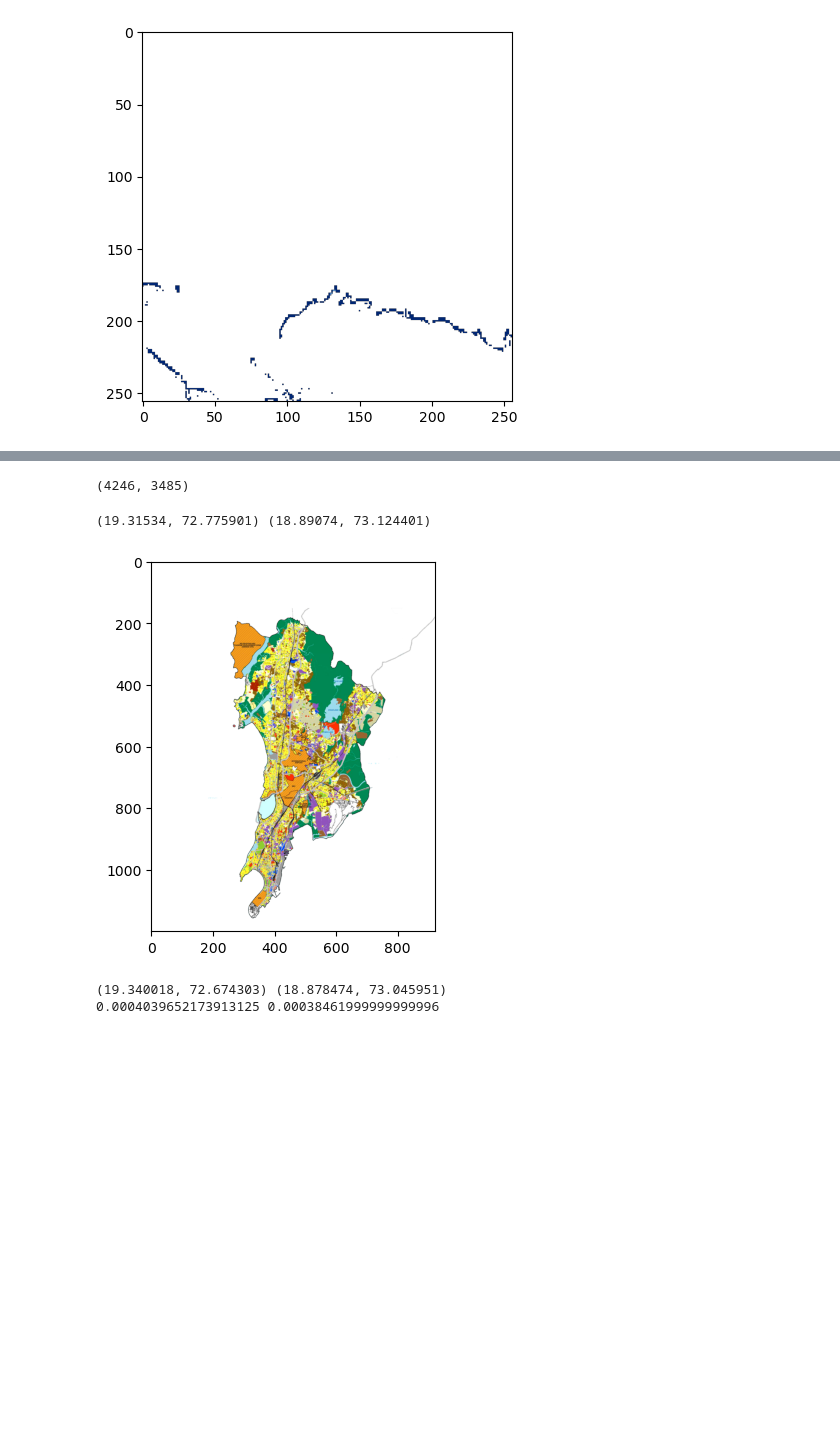
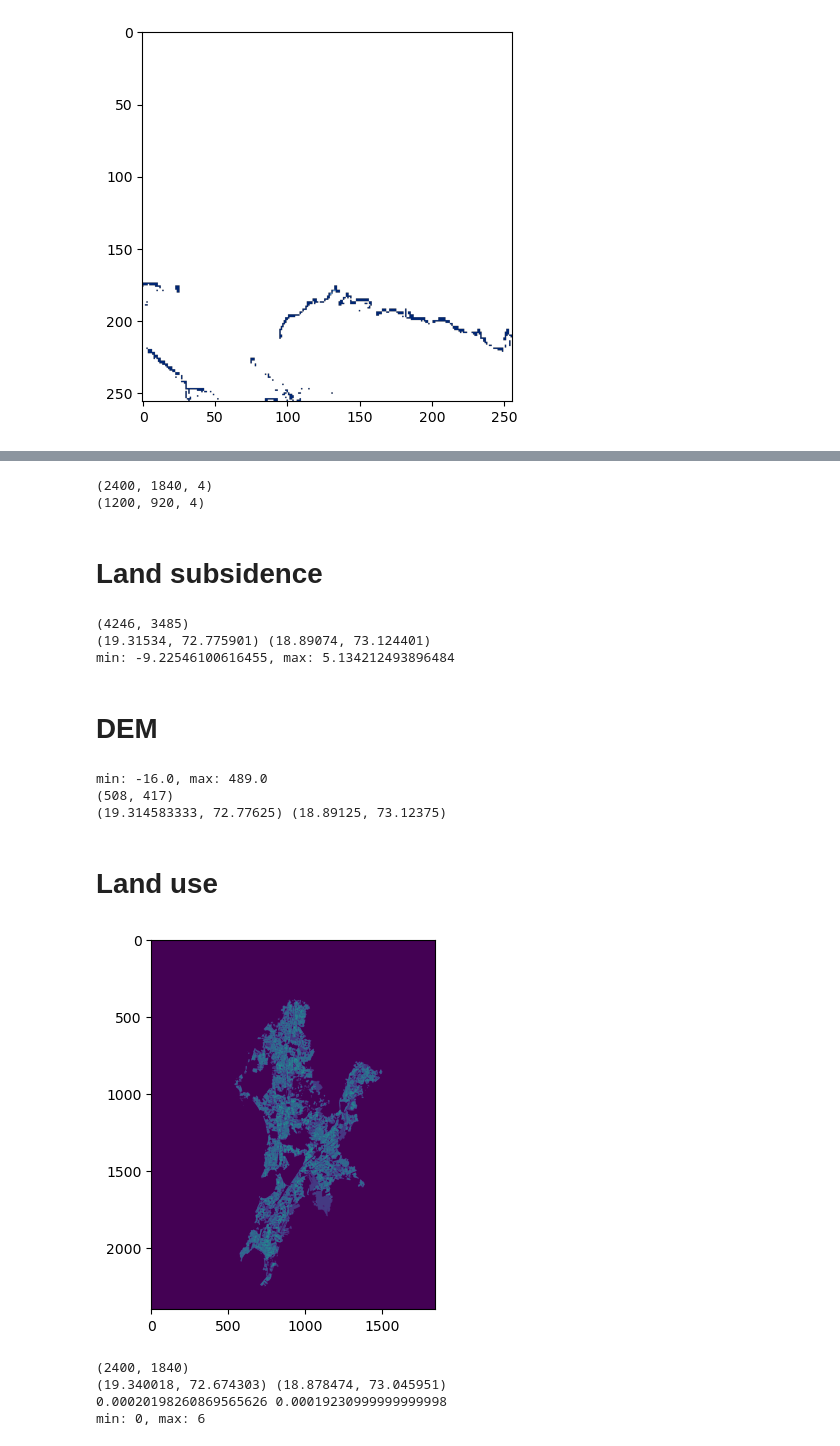
Before and after one commit to bhavya132/SIHTeamUniform, a Jupyter notebook: vulnerability_map.ipynb, the cells around one changed output, grey strips where cells are left out. Saved outputs shown, nothing was run; the diff lists cells and outputs as text; code cells hidden in the pictures; blank space fills up the shorter version.

```diff
--- a/vulnerability_map.ipynb
+++ b/vulnerability_map.ipynb
@@ -372,3 +409,10 @@ def legend_cmap(legend,ssp_value,save_dir=None):
+# %%
+print(im.shape)
+landuse = np.asarray(Image.open(r'layer/all.png'))
+print(landuse.shape)
+# %% [output]
+(2400, 1840, 4)
+(1200, 920, 4)
 # %%
 from osgeo import gdal
 import matplotlib.pyplot as plt
@@ -377,40 +421,66 @@ import PIL.Image as Image
 import cv2
 import math
 from scipy import ndimage
+# %% [markdown]
+# Land subsidence
 # %%
 ds = gdal.Open('mumbai_land_subsidence_clipped.tif', gdal.GA_ReadOnly)
-ulx, xres, xskew, uly, yskew, yres  = ds.GetGeoTransform()
-lrx = ulx + (ds.RasterXSize * xres)
-lry = uly + (ds.RasterYSize * yres)
+ulx_subs, xres_subs, xskew_subs, uly_subs, yskew_subs, yres_subs  = ds.GetGeoTransform()
+lrx_subs = ulx_subs + (ds.RasterXSize * xres_subs)
+lry_subs = uly_subs + (ds.RasterYSize * yres_subs)
 rb = ds.GetRasterBand(1)
-img_array = rb.ReadAsArray()
-img_array.shape
+land_subsidence = rb.ReadAsArray()
+print(land_subsidence.shape)
+UL_subs = (uly_subs,ulx_subs)
+LR_subs = (lry_subs,lrx_subs)
+print(UL_subs,LR_subs)
+print(f'min: {land_subsidence.min()}, max: {land_subsidence.max()}')
 # %% [output]
 (4246, 3485)
+(19.31534, 72.775901) (18.89074, 73.124401)
+min: -9.22546100616455, max: 5.134212493896484
-# %%
-UL = (uly,ulx)
-LR = (lry,lrx)
-print(UL,LR)
-# %% [output]
-(19.31534, 72.775901) (18.89074, 73.124401)
+# %% [markdown]
+# DEM
+# %%
+ds = gdal.Open('mumbai_dem_clipped.tif', gdal.GA_ReadOnly)
+ulx_dem, xres_dem, xskew_dem, uly_dem, yskew_dem, yres_dem  = ds.GetGeoTransform()
+lrx_dem = ulx_dem + (ds.RasterXSize * xres_dem)
+lry_dem = uly_dem + (ds.RasterYSize * yres_dem)
+rb = ds.GetRasterBand(1)
+mumbai_dem = rb.ReadAsArray()
+mumbai_dem[mumbai_dem == -99] = 0
+print(f'min: {mumbai_dem.min()}, max: {mumbai_dem.max()}')
+print(mumbai_dem.shape)
+UL_dem = (uly_dem,ulx_dem)
+LR_dem = (lry_dem,lrx_dem)
+print(UL_dem,LR_dem)
+# %% [output]
+min: -16.0, max: 489.0
+(508, 417)
+(19.314583333, 72.77625) (18.89125, 73.12375)
+# %% [markdown]
+# Land use
 # %%
-landuse = np.asarray(Image.open(r'layer/all.png'))
+landuse = np.asarray(Image.open(r'data\landuse_png\landuse_weights.png'))
 plt.figure()
 plt.imshow(landuse)
 plt.show()
-
+print(landuse.shape)
 lry_lu = 18.878474
 ulx_lu = 72.674303
 uly_lu = 19.3400180
 lrx_lu = 73.045951
 
 UL_lu = (uly_lu,ulx_lu)
 LR_lu = (lry_lu, lrx_lu)
 print(UL_lu,LR_lu)
 yres_lu = (uly_lu - lry_lu)/landuse.shape[0]
 xres_lu = (lrx_lu - ulx_lu)/landuse.shape[1]
 print(xres_lu,yres_lu)
+print(f'min: {landuse.min()}, max: {landuse.max()}')
 # %% [output]
-[figure, old version]
+[figure, new version]
+(2400, 1840)
 (19.340018, 72.674303) (18.878474, 73.045951)
-0.0004039652173913125 0.00038461999999999996
+0.00020198260869565626 0.00019230999999999998
+min: 0, max: 6
```
Also changed, not shown: parts of 23 cells of this notebook, 19 other files.
